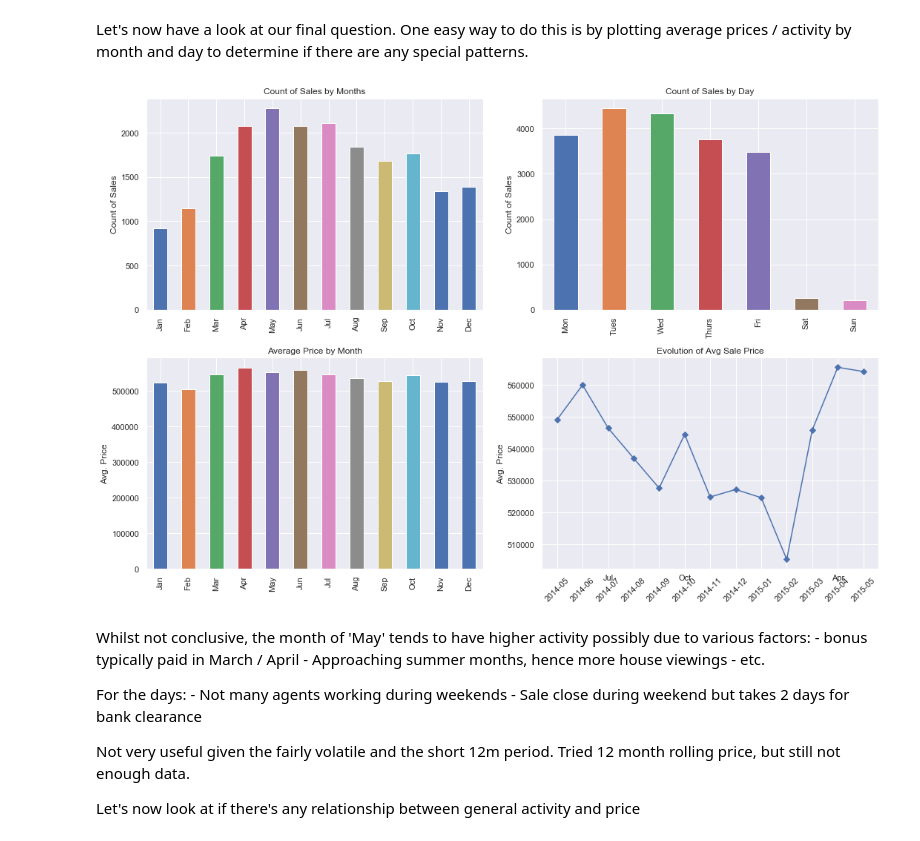
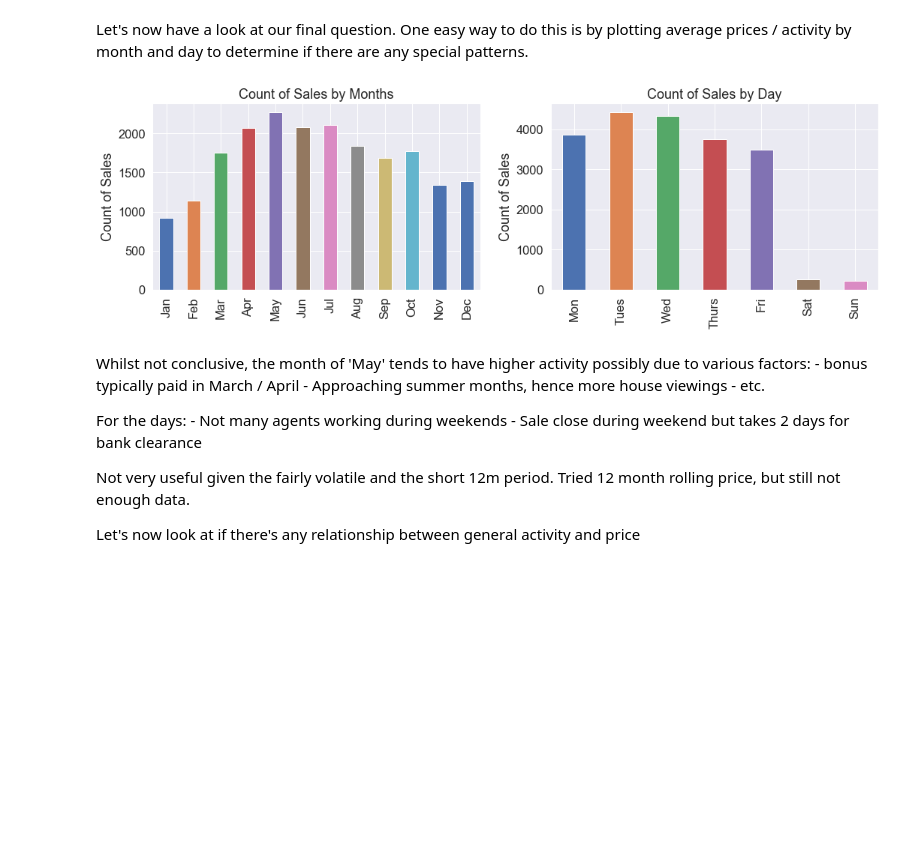
Before and after one commit to Ftan91/Exploratory-Data-Analysis-on-Features-that-Impact-House-Prices-in-Kings-County-Seattle, a Jupyter notebook: Finn2 - Kings County Dataset.ipynb, the cells around one changed output. Cells and saved outputs as stored; diff of their text form; code cells hidden in the pictures; blank space fills up the shorter version.

```diff
--- a/Finn2 - Kings County Dataset.ipynb
+++ b/Finn2 - Kings County Dataset.ipynb
@@ -834,31 +834,19 @@ display(m)
 # %% [markdown]
 Let's now have a look at our final question. One easy way to do this is by plotting average prices / activity by month and day to determine if there are any special patterns.
 # %%
-fig, ax = plt.subplots(2, 2, figsize = (15,10), tight_layout = True)
+fig, (ax1, ax2) = plt.subplots(1, 2, figsize = (15,5), tight_layout = True)
 
-df.month_sold.value_counts(sort = False).plot(kind = 'bar', ax = ax[0][0], title = 'Count of Sales by Months')
-ax[0][0].set_xticklabels(['Jan', 'Feb', 'Mar', 'Apr', 'May', 'Jun', 'Jul', 'Aug', 'Sep', 'Oct', 'Nov', 'Dec'])
-ax[0][0].set_ylabel('Count of Sales')
+df.month_sold.value_counts(sort = False).plot(kind = 'bar', ax = ax1, title = 'Count of Sales by Months')
+ax1.set_xticklabels(['Jan', 'Feb', 'Mar', 'Apr', 'May', 'Jun', 'Jul', 'Aug', 'Sep', 'Oct', 'Nov', 'Dec'])
+ax1.set_ylabel('Count of Sales')
 
-df.day_sold.value_counts(sort = False).plot(kind = 'bar', ax = ax[0][1], title = 'Count of Sales by Day')
-ax[0][1].set_xticklabels(['Mon', 'Tues', 'Wed', 'Thurs', 'Fri', 'Sat', 'Sun'])
-ax[0][1].set_ylabel('Count of Sales')
-
-df.groupby('month_sold')['price'].mean().plot(kind = 'bar', ax = ax[1][0], title = 'Average Price by Month')
-ax[1][0].set_xticklabels(['Jan', 'Feb', 'Mar', 'Apr', 'May', 'Jun', 'Jul', 'Aug', 'Sep', 'Oct', 'Nov', 'Dec'])
-ax[1][0].set_xlabel('')
-ax[1][0].set_ylabel('Avg. Price')
-
-df.groupby(df.date.dt.to_period('M'))['price'].mean().plot(ax = ax[1][1], title = 'Evolution of Avg Sale Price', marker = 'D')
-ax[1][1].set_xticks(df.groupby(df.date.dt.to_period('M'))['price'].mean().index)
-plt.xticks(rotation = 45)
-ax[1][1].set_xticklabels(df.groupby(df.date.dt.to_period('M'))['price'].mean().index)
-ax[1][1].set_ylabel('Avg. Price')
-ax[1][1].set_xlabel('')
+df.day_sold.value_counts(sort = False).plot(kind = 'bar', ax = ax2, title = 'Count of Sales by Day')
+ax2.set_xticklabels(['Mon', 'Tues', 'Wed', 'Thurs', 'Fri', 'Sat', 'Sun'])
+ax2.set_ylabel('Count of Sales')
 
 plt.show()
 # %% [output]
-[figure, old version]
+[figure, new version]
 # %% [markdown]
 Whilst not conclusive, the month of 'May' tends to have higher activity possibly due to various factors:
      - bonus typically paid in March / April
```
Also changed, not shown: parts of 14 cells of this notebook.
